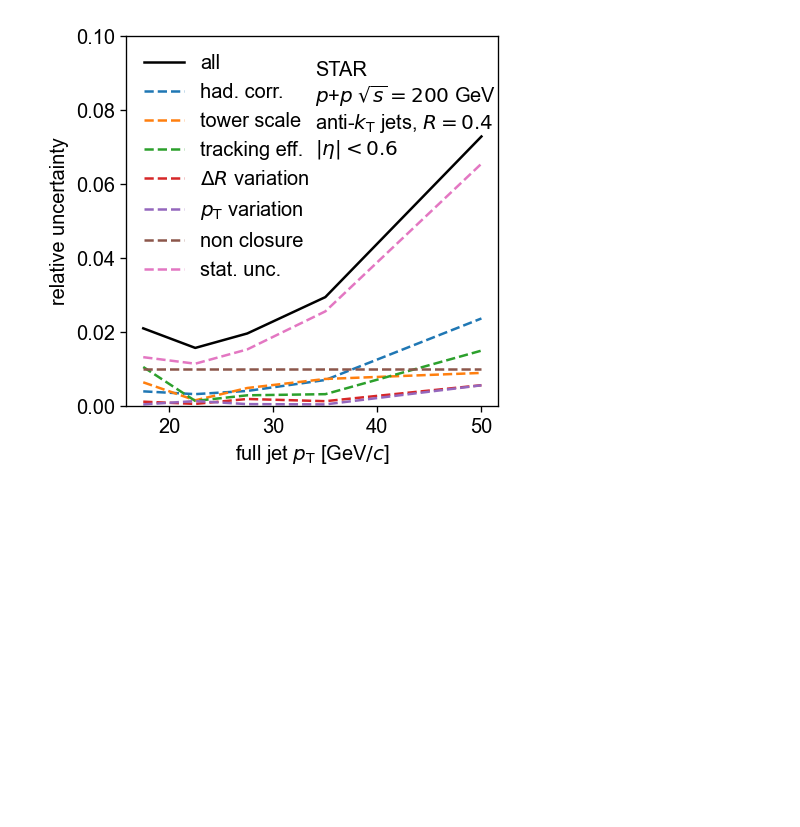
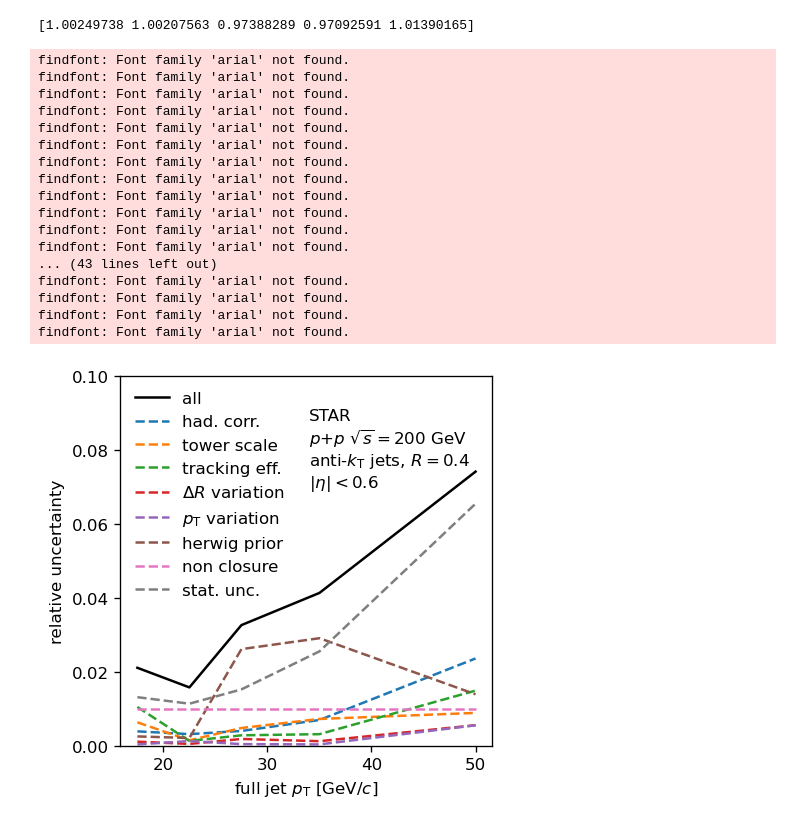
Before and after one commit to y-song/charge_correlator, a Jupyter notebook: plot/fig9_fig10_final_plot_copy.ipynb, the cells around one changed output. Saved outputs shown, nothing was run; the diff lists cells and outputs as text; code cells hidden in the pictures; blank space fills up the shorter version.

Commit message:
Added herwig prior variation systematic

```diff
--- a/plot/fig9_fig10_final_plot_copy.ipynb
+++ b/plot/fig9_fig10_final_plot_copy.ipynb
@@ -79,13 +79,15 @@ rc_eff096    = np.array([-0.3397437289480048, -0.3177811564600664, -0.3191365800
 rc_hadcorr05 = np.array([-0.33492386693534776, -0.31918113493024397, -0.31951323942139137, -0.3160111160658111, -0.3435692254657506]) # systematic_detector output
 rc_dr03      = np.array([-0.3365891545550252, -0.31833969647739513, -0.31766934093618665, -0.3134515100646791, -0.33379041888696503]) # systematic_dr03 output
 rc_rw        = np.array([-0.3363383503313372, -0.31858421634077183, -0.31837883403935097, -0.3137246463351878, -0.33749948103192695]) # systematic_reweighted_pt output
+rc_hw_prior  = np.array([-0.3370650460872254, -0.3188489298761159, -0.30993353131613866, -0.3047069959032681, -0.340315556868172]) # systematic_herwig_prior output
 rc_nonclosure_err = 0.01 * abs(rc_nom)
 sys_err = np.sqrt((rc_tow104    - rc_nom)**2 +
                   (rc_eff096    - rc_nom)**2 +
                   (rc_hadcorr05 - rc_nom)**2 +
                   (rc_nonclosure_err)    **2 +
                   (rc_dr03      - rc_nom)**2 +
-                  (rc_rw        - rc_nom)**2)
+                  (rc_rw        - rc_nom)**2 +
+                  (rc_hw_prior  - rc_nom)**2)
 
 print('sys_err:', sys_err)
 print('rc_nom - sys_err:', rc_nom - sys_err)
@@ -142,22 +161,44 @@ plt.show()
+# %%
+print(rc_hw_prior / rc_nom)
+# %% [output]
+[1.00249738 1.00207563 0.97388289 0.97092591 1.01390165]
 # %%
-plt.rcParams['font.size'] = 12
+plt.rcParams['font.size'] = 10
 
 fig, ax = plt.subplots(figsize=(4, 4))
 ax.plot(PT_CENTERS, abs(np.sqrt(sys_err**2 + rc_nom_err**2) / rc_nom), label='all',                   color='k')
 ax.plot(PT_CENTERS, abs((rc_hadcorr05 - rc_nom) / rc_nom),             label='had. corr.',            linestyle='--')
 ax.plot(PT_CENTERS, abs((rc_tow104    - rc_nom) / rc_nom),             label='tower scale',           linestyle='--')
 ax.plot(PT_CENTERS, abs((rc_eff096    - rc_nom) / rc_nom),             label='tracking eff.',         linestyle='--')
 ax.plot(PT_CENTERS, abs((rc_dr03      - rc_nom) / rc_nom),             label=r'$\Delta R$ variation', linestyle='--')
 ax.plot(PT_CENTERS, abs((rc_rw        - rc_nom) / rc_nom),             label=r'$p_{\mathrm{T}}$ variation', linestyle='--')
+ax.plot(PT_CENTERS, abs((rc_hw_prior  - rc_nom) / rc_nom),             label='herwig prior',          linestyle='--')
 ax.plot(PT_CENTERS, abs(rc_nonclosure_err / rc_nom),                   label='non closure',           linestyle='--')
 ax.plot(PT_CENTERS, abs(rc_nom_err / rc_nom),                          label='stat. unc.',            linestyle='--')
 ax.set_xlabel(r'full jet $p_{\mathrm{T}}$ [GeV$/c$]')
 ax.set_ylabel('relative uncertainty')
 ax.set_ylim(0, 0.1)
-ax.legend(frameon=False)
-ax.text(34, 0.068, 'STAR\n$p$+$p$ $\\sqrt{s}=200$ GeV\n'
+ax.legend(frameon=False, loc='upper left')
+ax.text(34, 0.07, 'STAR\n$p$+$p$ $\\sqrt{s}=200$ GeV\n'
         r'anti-$k_\mathrm{T}$ jets, $R=0.4$' '\n' r'$|\eta|<0.6$')
 # plt.savefig('fig10.png', bbox_inches='tight')
 plt.show()
 # %% [output]
+findfont: Font family 'arial' not found.
+findfont: Font family 'arial' not found.
+findfont: Font family 'arial' not found.
+findfont: Font family 'arial' not found.
+findfont: Font family 'arial' not found.
+findfont: Font family 'arial' not found.
+findfont: Font family 'arial' not found.
+findfont: Font family 'arial' not found.
+findfont: Font family 'arial' not found.
+findfont: Font family 'arial' not found.
+findfont: Font family 'arial' not found.
+findfont: Font family 'arial' not found.
+... (43 lines left out)
+findfont: Font family 'arial' not found.
+findfont: Font family 'arial' not found.
+findfont: Font family 'arial' not found.
+findfont: Font family 'arial' not found.
-[figure, old version]
+[figure, new version]
```
Also changed, not shown: parts of 6 cells of this notebook.
